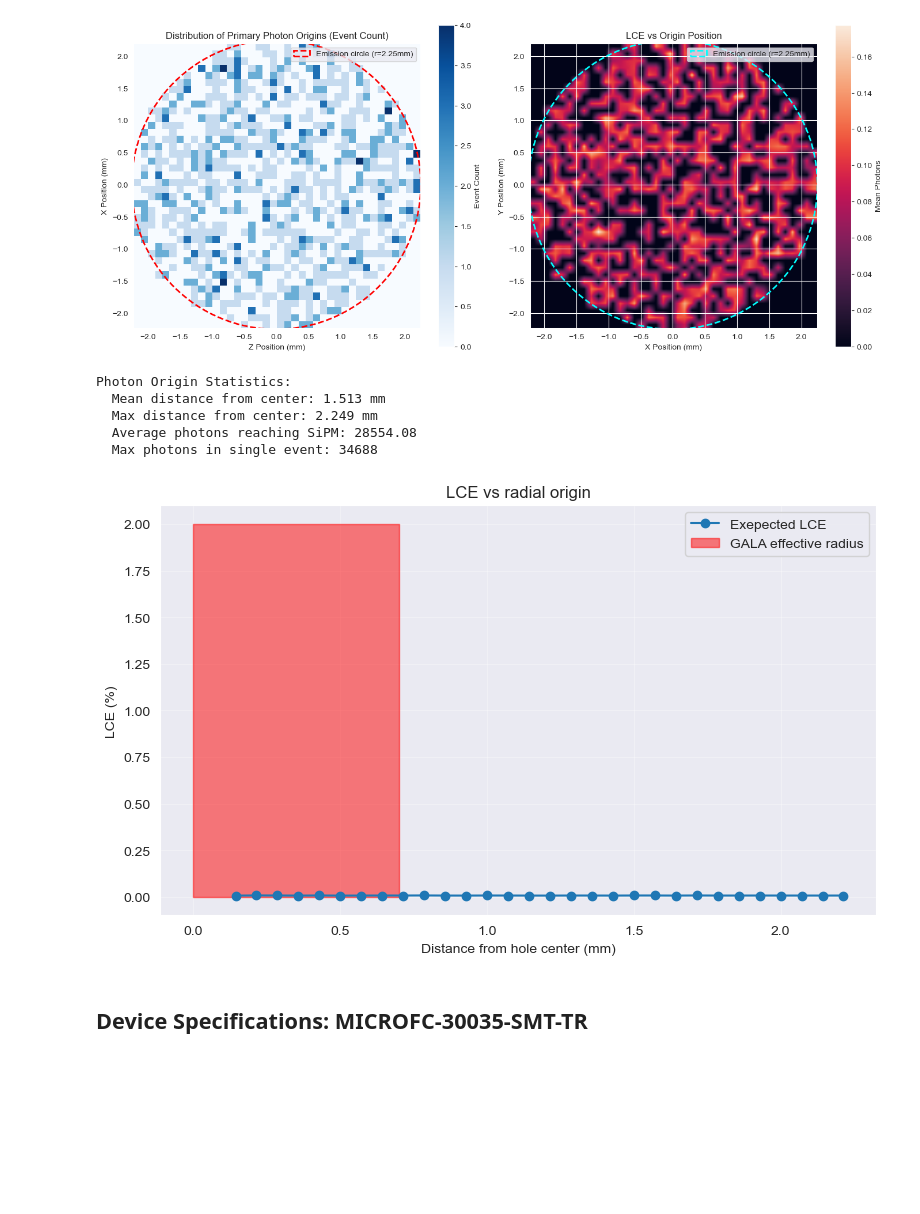
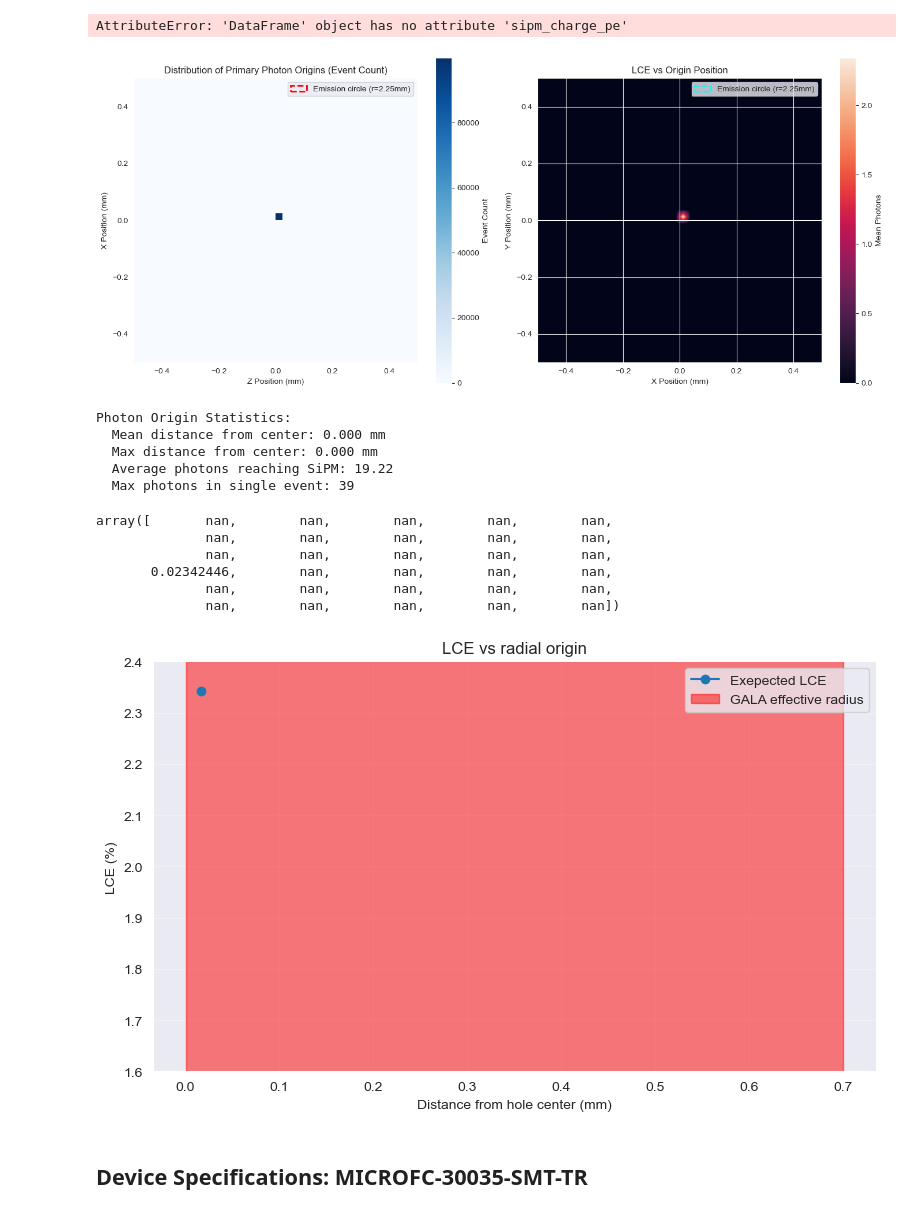
Before and after one commit to pablovzqz/GALA_hole, a Jupyter notebook: analysis/Analysis.ipynb, the cells around one changed output. Cells and saved outputs as stored; diff of their text form; code cells hidden in the pictures; blank space fills up the shorter version.

```diff
--- a/analysis/Analysis.ipynb
+++ b/analysis/Analysis.ipynb
@@ -12,8 +12,9 @@ sns.set_style('darkgrid')
 plt.rcParams['figure.figsize'] = (14, 10)
 plt.rcParams['font.size'] = 10
 
-# Load data
-df = pd.read_csv('/Users/pablovazquez/GALA_hole/build/sipm_events.txt', sep='\t')
+# Load data from the per-event summary produced by the simulation with bins.
+# This is the correct EventSummary file for the offline analysis.
+df = pd.read_csv('/Users/pablovazquez/GALA_hole/build/geometric_hits.txt', sep='\t')
 print(f"Loaded {len(df)} events")
 print(f"\nColumns: {list(df.columns)}")
 print(f"\nFirst few rows:")
@@ -32,0 +34,2 @@ First few rows:
+# %%
+df = df[:-1]
@@ -33,3 +57,8 @@ First few rows:
+# %%
+plt.hist(df.sipm_charge_pe, bins = 30);
+plt.axvline(6.57, color = 'red')
+# %% [output]
+AttributeError: 'DataFrame' object has no attribute 'sipm_charge_pe'
 # %%
 fig, axes = plt.subplots(1, 2, figsize=(14, 6))
 
@@ -63,7 +92,7 @@ hist_count, _, _ = np.histogram2d(
 )
 
 # Calcular el promedio (evitando división por cero)
-hist_mean = np.divide(hist_sum, hist_count, where=(hist_count > 0), out=np.zeros_like(hist_sum))/300
+hist_mean = np.divide(hist_sum, hist_count, where=(hist_count > 0), out=np.zeros_like(hist_sum))/300 * 100
 
 # Usar pcolormesh con la transposición correcta
 extent = [xedges[0], xedges[-1], yedges[0], yedges[-1]]
@@ -87,9 +116,9 @@ print(f"  Max distance from center: {r_origin.max():.3f} mm")
 print(f"  Average photons reaching SiPM: {df['photons_in_SiPM'].mean():.2f}")
 print(f"  Max photons in single event: {df['photons_in_SiPM'].max()}")
 # %% [output]
-[figure, old version]
+[figure, new version]
 Photon Origin Statistics:
-  Mean distance from center: 1.513 mm
-  Max distance from center: 2.249 mm
-  Average photons reaching SiPM: 28554.08
-  Max photons in single event: 34688
+  Mean distance from center: 0.000 mm
+  Max distance from center: 0.000 mm
+  Average photons reaching SiPM: 19.22
+  Max photons in single event: 39
@@ -96,20 +127,29 @@ Photon Origin Statistics:
 # %%
 counts_radial, bins_radial, _ = stats.binned_statistic(r_origin.to_numpy(), df['sipm_charge_pe'].to_numpy(), statistic='mean', bins=30)
 bins_radial_centers = (bins_radial[:-1] + bins_radial[1:]) / 2
+# %%
+counts_radial/300
+# %% [output]
+array([       nan,        nan,        nan,        nan,        nan,
+              nan,        nan,        nan,        nan,        nan,
+              nan,        nan,        nan,        nan,        nan,
+       0.02342446,        nan,        nan,        nan,        nan,
+              nan,        nan,        nan,        nan,        nan,
+              nan,        nan,        nan,        nan,        nan])
 # %%
 fig, ax = plt.subplots(figsize=(8, 5))
-ax.plot(bins_radial_centers, counts_radial/3421*0.68, 'o-', label='Exepected LCE')
-ax.fill_between([0, 0.7], [2.0, 2.0], alpha=0.5, color = 'red', label = 'GALA effective radius')
-# ax.set_ylim(1.4, 2)
+ax.plot(bins_radial_centers, counts_radial/300*100, 'o-', label='Exepected LCE')
+ax.fill_between([0, 0.7], [2.4, 2.4], alpha=0.5, color = 'red', label = 'GALA effective radius')
+ax.set_ylim(1.6, 2.4)
 ax.set_xlabel('Distance from hole center (mm)')
 ax.set_ylabel('LCE (%)')
 ax.set_title('LCE vs radial origin')
 ax.grid(alpha=0.3)
 plt.tight_layout()
 plt.legend()
 plt.show()
 # %% [output]
-[figure, old version]
+[figure, new version]
 # %% [markdown]
 ## Device Specifications: MICROFC-30035-SMT-TR
 # %%
```
Also changed, not shown: parts of 8 cells of this notebook, 15 other files.
